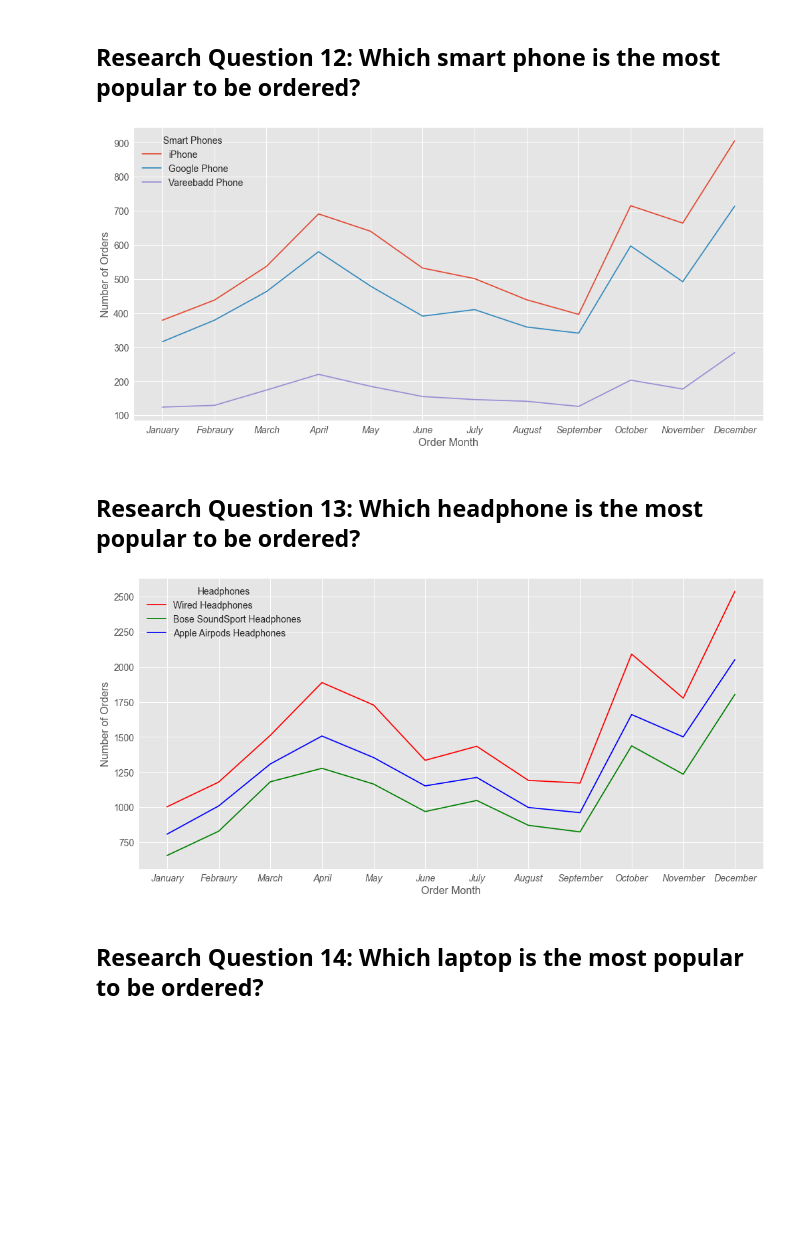
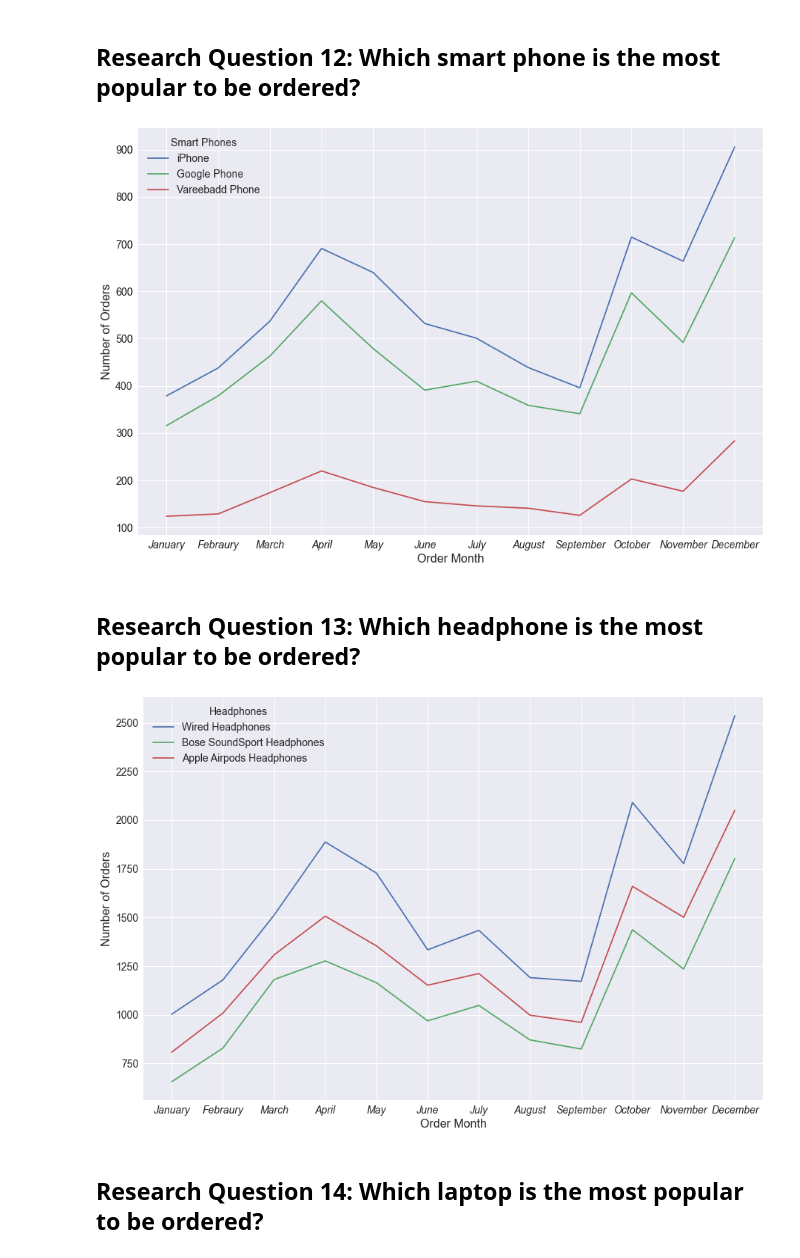
Before and after one commit to trezeguet74/online_store_EDA, a Jupyter notebook: online_store_eda.ipynb, the cells around one changed output. Saved outputs shown, nothing was run; the diff lists cells and outputs as text; code cells hidden in the pictures; blank space fills up the shorter version.

```diff
--- a/online_store_eda.ipynb
+++ b/online_store_eda.ipynb
@@ -507,6 +515,7 @@ df_clean.describe()
 # %% [markdown]
 ## **Setting some parameters for a better data visualization**
 # %%
+plt.style.use(['seaborn'])
 SMALL_SIZE = 14
 MEDIUM_SIZE = 16
 BIGGER_SIZE = 18
@@ -516,7 +525,7 @@ plt.rc('axes', labelsize=MEDIUM_SIZE)    # fontsize of the x and y labels
 plt.rc('xtick', labelsize=SMALL_SIZE)    # fontsize of the tick labels
 plt.rc('ytick', labelsize=SMALL_SIZE)    # fontsize of the tick labels
 plt.rc('legend', fontsize=SMALL_SIZE)    # legend fontsize
-plt.rc('figure', titlesize=BIGGER_SIZE,figsize=(15,7.5))  # fontsize of the figure title and figure size
+plt.rc('figure', titlesize=BIGGER_SIZE,figsize=(15,10))  # fontsize of the figure title and figure size
 # %% [markdown]
 ## **Research Question 0: How many orders are made in 2019?**
 # %%
@@ -788,19 +811,19 @@ plt.legend(title = 'Smart Phones',labels=['iPhone','Google Phone','Vareebadd Pho
 plt.ylabel('Number of Orders')
 plt.show()
 # %% [output]
-[figure, old version]
+[figure, new version]
 # %% [markdown]
 ## **Research Question 13: Which headphone is the most popular to be ordered?**
 # %%
-df_clean.loc[df_clean.Product=='Wired Headphones'].groupby(['Order Month'])['Order ID'].count().plot(kind='line',color = 'r')
-df_clean.loc[df_clean.Product=='Bose SoundSport Headphones'].groupby(['Order Month'])['Order ID'].count().plot(kind='line',color = 'g')
-df_clean.loc[df_clean.Product=='Apple Airpods Headphones'].groupby(['Order Month'])['Order ID'].count().plot(kind='line',color = 'b')
+df_clean.loc[df_clean.Product=='Wired Headphones'].groupby(['Order Month'])['Order ID'].count().plot(kind='line')
+df_clean.loc[df_clean.Product=='Bose SoundSport Headphones'].groupby(['Order Month'])['Order ID'].count().plot(kind='line')
+df_clean.loc[df_clean.Product=='Apple Airpods Headphones'].groupby(['Order Month'])['Order ID'].count().plot(kind='line')
 plt.xticks(np.arange(0,12,1),labels=['January','Febraury','March','April','May','June','July','August','September','October','November','December'],fontstyle = 'oblique')
 plt.legend(title = 'Headphones',labels=['Wired Headphones','Bose SoundSport Headphones','Apple Airpods Headphones'])
 plt.ylabel('Number of Orders')
 plt.show()
 # %% [output]
-[figure, old version]
+[figure, new version]
 # %% [markdown]
 ## **Research Question 14: Which laptop is the most popular to be ordered?**
 # %%
```
Also changed, not shown: parts of 24 cells of this notebook.
